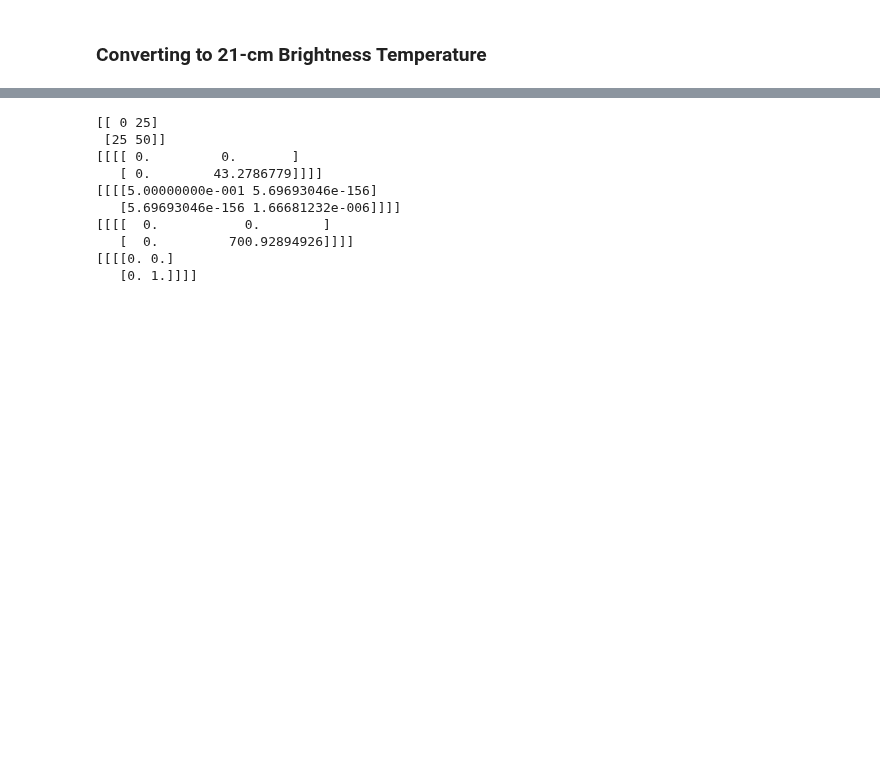
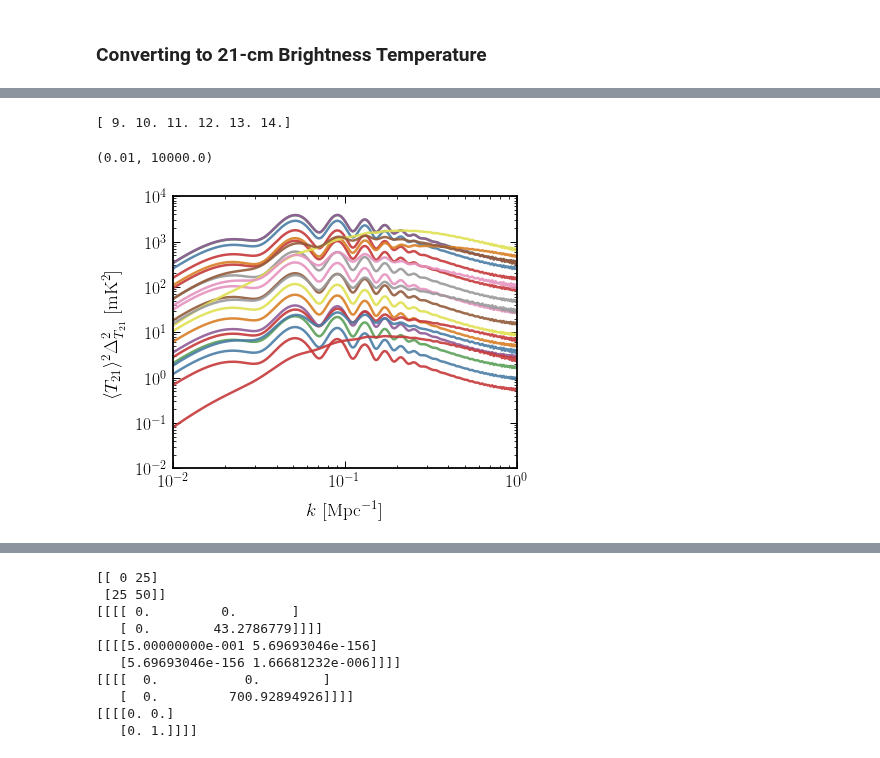
Before and after one commit to hongwanliu/millicharged_DM_with_bath, a Jupyter notebook: notebooks/Fluctuations.ipynb, the cells around one changed output, grey strips where cells are left out. Saved outputs shown, nothing was run; the diff lists cells and outputs as text; code cells hidden in the pictures; blank space fills up the shorter version.

```diff
--- a/notebooks/Fluctuations.ipynb
+++ b/notebooks/Fluctuations.ipynb
@@ -253,0 +340,27 @@ T21_fluc.v_fluc.var_f(f_int, test_ary)
+# %%
+%autoreload
+
+T21_fluc = fluctuations.Fluctuations(Vlis*29., T21_data_reduced)
+
+k_test, xi_fft_test = T21_fluc.Delta2_f()
+# %%
+plt.figure()
+
+plt.loglog()
+
+
+# plt.plot(k_test, xi_fft_test[0,0])
+print(zlis[:6])
+for fft_ary in xi_fft_test[:,0]:
+
+        plt.plot(k_test, fft_ary*1e6)
+
+plt.xlabel(r'$k$ [Mpc$^{-1}$]')
+plt.ylabel(r'$\langle T_{21} \rangle^2 \Delta_{T_{21}}^2$ [mK$^{2}$]')
+
+plt.xlim(1e-2, 1)
+plt.ylim(1e-2, 1e4)
+# %% [output]
+[ 9. 10. 11. 12. 13. 14.]
+(0.01, 10000.0)
+[figure, added]
```
Also changed, not shown: parts of 14 cells of this notebook, 2 other files.
